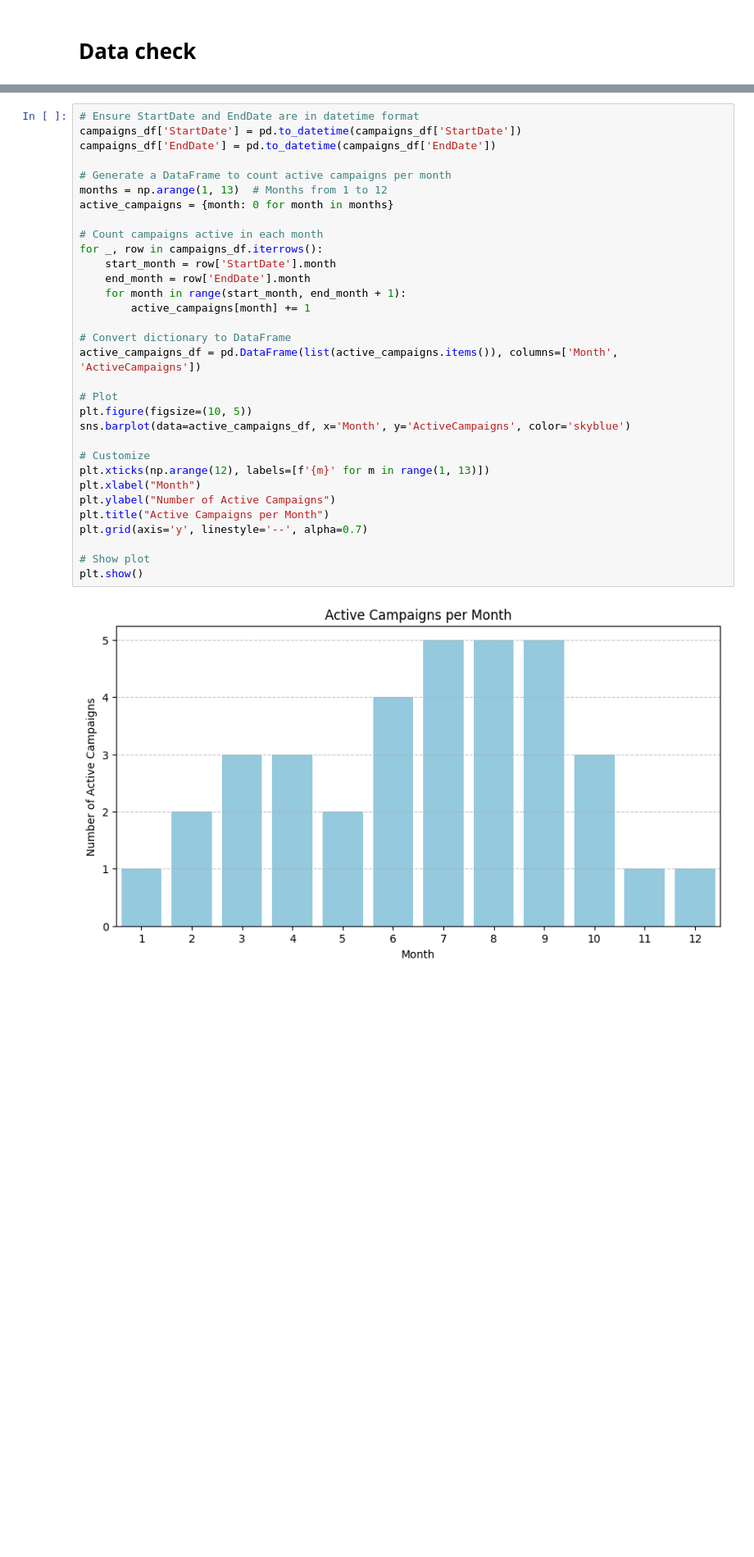
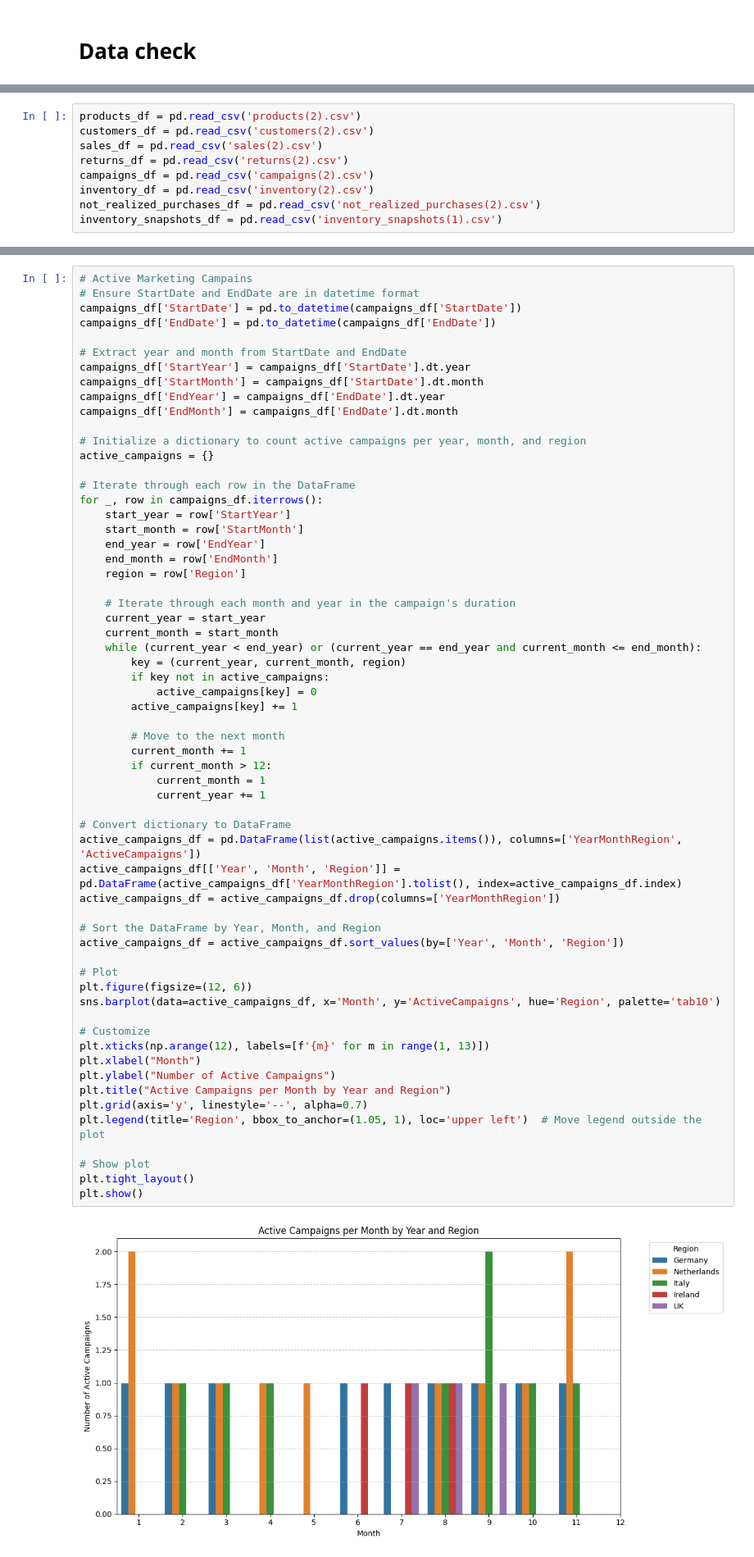
Before and after one commit to Katharina-github/SalesDataAnalysis, a Jupyter notebook: generate_synthetic_sales_dataset.ipynb, the cells around one changed output, grey strips where cells are left out. Shown at 82% size. Saved outputs shown, nothing was run; the diff lists cells and outputs as text; blank space fills up the shorter version.

```diff
--- a/generate_synthetic_sales_dataset.ipynb
+++ b/generate_synthetic_sales_dataset.ipynb
@@ -408,0 +487,9 @@ import seaborn as sns
+# %%
+products_df = pd.read_csv('products(2).csv')
+customers_df = pd.read_csv('customers(2).csv')
+sales_df = pd.read_csv('sales(2).csv')
+returns_df = pd.read_csv('returns(2).csv')
+campaigns_df = pd.read_csv('campaigns(2).csv')
+inventory_df = pd.read_csv('inventory(2).csv')
+not_realized_purchases_df = pd.read_csv('not_realized_purchases(2).csv')
+inventory_snapshots_df = pd.read_csv('inventory_snapshots(1).csv')
@@ -518,34 +693,63 @@ sales_by_month.plot(kind="bar", title="Sales Distribution by Month")
 # %%
+# Active Marketing Campains
 # Ensure StartDate and EndDate are in datetime format
 campaigns_df['StartDate'] = pd.to_datetime(campaigns_df['StartDate'])
 campaigns_df['EndDate'] = pd.to_datetime(campaigns_df['EndDate'])
 
-# Generate a DataFrame to count active campaigns per month
-months = np.arange(1, 13)  # Months from 1 to 12
-active_campaigns = {month: 0 for month in months}
+# Extract year and month from StartDate and EndDate
+campaigns_df['StartYear'] = campaigns_df['StartDate'].dt.year
+campaigns_df['StartMonth'] = campaigns_df['StartDate'].dt.month
+campaigns_df['EndYear'] = campaigns_df['EndDate'].dt.year
+campaigns_df['EndMonth'] = campaigns_df['EndDate'].dt.month
 
-# Count campaigns active in each month
+# Initialize a dictionary to count active campaigns per year, month, and region
+active_campaigns = {}
+
+# Iterate through each row in the DataFrame
 for _, row in campaigns_df.iterrows():
-    start_month = row['StartDate'].month
-    end_month = row['EndDate'].month
-    for month in range(start_month, end_month + 1):
-        active_campaigns[month] += 1
+    start_year = row['StartYear']
+    start_month = row['StartMonth']
+    end_year = row['EndYear']
+    end_month = row['EndMonth']
+    region = row['Region']
+
+    # Iterate through each month and year in the campaign's duration
+    current_year = start_year
+    current_month = start_month
+    while (current_year < end_year) or (current_year == end_year and current_month <= end_month):
+        key = (current_year, current_month, region)
+        if key not in active_campaigns:
+            active_campaigns[key] = 0
+        active_campaigns[key] += 1
+
+        # Move to the next month
+        current_month += 1
+        if current_month > 12:
+            current_month = 1
+            current_year += 1
 
 # Convert dictionary to DataFrame
-active_campaigns_df = pd.DataFrame(list(active_campaigns.items()), columns=['Month', 'ActiveCampaigns'])
+active_campaigns_df = pd.DataFrame(list(active_campaigns.items()), columns=['YearMonthRegion', 'ActiveCampaigns'])
+active_campaigns_df[['Year', 'Month', 'Region']] = pd.DataFrame(active_campaigns_df['YearMonthRegion'].tolist(), index=active_campaigns_df.index)
+active_campaigns_df = active_campaigns_df.drop(columns=['YearMonthRegion'])
+
+# Sort the DataFrame by Year, Month, and Region
+active_campaigns_df = active_campaigns_df.sort_values(by=['Year', 'Month', 'Region'])
 
 # Plot
-plt.figure(figsize=(10, 5))
-sns.barplot(data=active_campaigns_df, x='Month', y='ActiveCampaigns', color='skyblue')
+plt.figure(figsize=(12, 6))
+sns.barplot(data=active_campaigns_df, x='Month', y='ActiveCampaigns', hue='Region', palette='tab10')
 
 # Customize
 plt.xticks(np.arange(12), labels=[f'{m}' for m in range(1, 13)])
 plt.xlabel("Month")
 plt.ylabel("Number of Active Campaigns")
-plt.title("Active Campaigns per Month")
+plt.title("Active Campaigns per Month by Year and Region")
 plt.grid(axis='y', linestyle='--', alpha=0.7)
+plt.legend(title='Region', bbox_to_anchor=(1.05, 1), loc='upper left')  # Move legend outside the plot
 
 # Show plot
+plt.tight_layout()
 plt.show()
 # %% [output]
-[figure, old version]
+[figure, new version]
```
Also changed, not shown: parts of 49 cells of this notebook.
